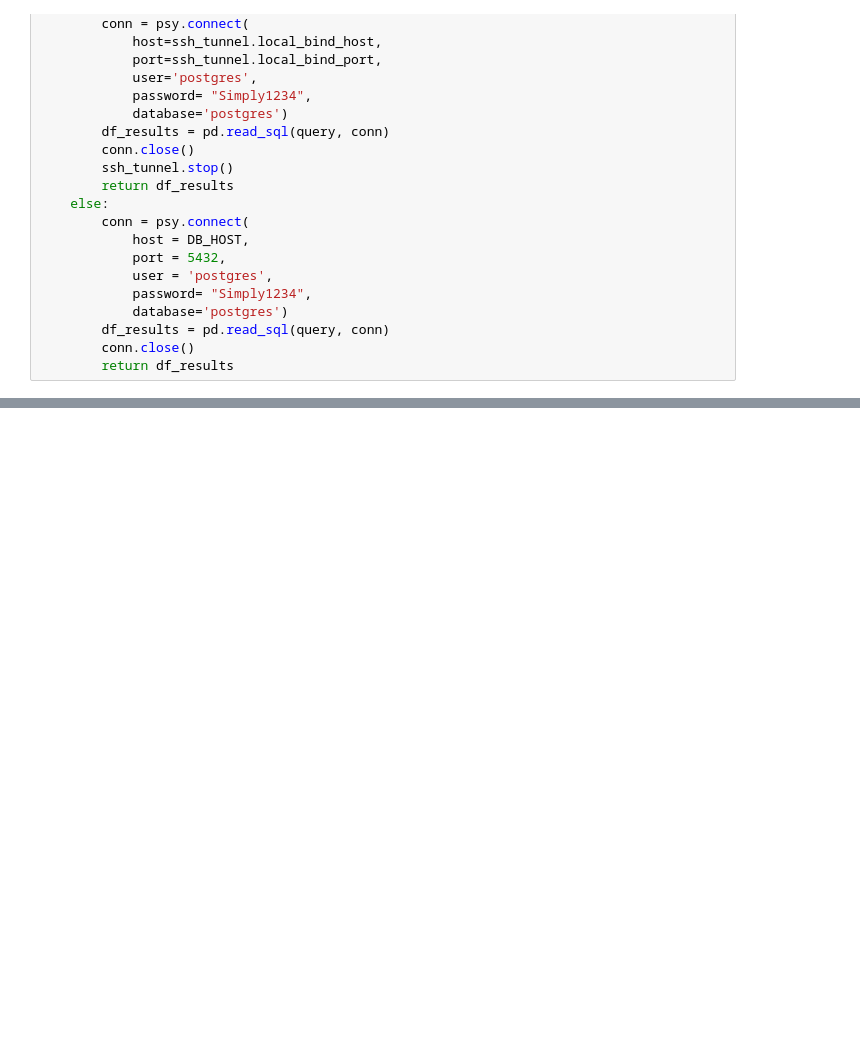
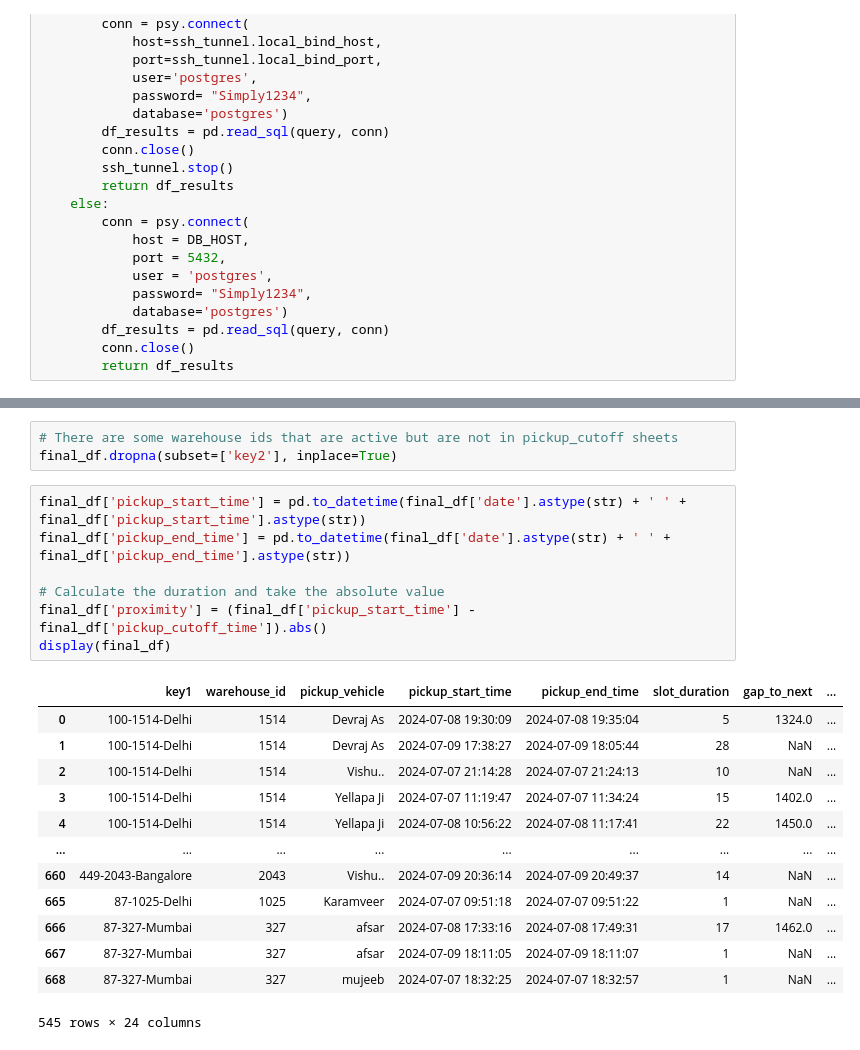
Before and after one commit to akshaygrows/geoboards, a Jupyter notebook: FM Analysis/Pickup Slots.ipynb, the cells around one changed output, grey strips where cells are left out. Saved outputs shown, nothing was run; the diff lists cells and outputs as text; blank space fills up the shorter version.

```diff
--- a/FM Analysis/Pickup Slots.ipynb
+++ b/FM Analysis/Pickup Slots.ipynb
@@ -240,0 +353,24 @@ DataFrame saved to pickup_slots.xlsx
+# %%
+# There are some warehouse ids that are active but are not in pickup_cutoff sheets
+final_df.dropna(subset=['key2'], inplace=True)
+# %%
+final_df['pickup_start_time'] = pd.to_datetime(final_df['date'].astype(str) + ' ' + final_df['pickup_start_time'].astype(str))
+final_df['pickup_end_time'] = pd.to_datetime(final_df['date'].astype(str) + ' ' + final_df['pickup_end_time'].astype(str))
+
+# Calculate the duration and take the absolute value
+final_df['proximity'] = (final_df['pickup_start_time'] - final_df['pickup_cutoff_time']).abs()
+display(final_df)
+# %% [output]
+|  | key1 | warehouse_id | pickup_vehicle | pickup_start_time | pickup_end_time | slot_duration | gap_to_next | ... |
+| 0 | 100-1514-Delhi | 1514 | Devraj As | 2024-07-08 19:30:09 | 2024-07-08 19:35:04 | 5 | 1324.0 | ... |
+| 1 | 100-1514-Delhi | 1514 | Devraj As | 2024-07-09 17:38:27 | 2024-07-09 18:05:44 | 28 | NaN | ... |
+| 2 | 100-1514-Delhi | 1514 | Vishu.. | 2024-07-07 21:14:28 | 2024-07-07 21:24:13 | 10 | NaN | ... |
+| 3 | 100-1514-Delhi | 1514 | Yellapa Ji | 2024-07-07 11:19:47 | 2024-07-07 11:34:24 | 15 | 1402.0 | ... |
+| 4 | 100-1514-Delhi | 1514 | Yellapa Ji | 2024-07-08 10:56:22 | 2024-07-08 11:17:41 | 22 | 1450.0 | ... |
+| ... | ... | ... | ... | ... | ... | ... | ... | ... |
+| 660 | 449-2043-Bangalore | 2043 | Vishu.. | 2024-07-09 20:36:14 | 2024-07-09 20:49:37 | 14 | NaN | ... |
+| 665 | 87-1025-Delhi | 1025 | Karamveer | 2024-07-07 09:51:18 | 2024-07-07 09:51:22 | 1 | NaN | ... |
+| 666 | 87-327-Mumbai | 327 | afsar | 2024-07-08 17:33:16 | 2024-07-08 17:49:31 | 17 | 1462.0 | ... |
+| 667 | 87-327-Mumbai | 327 | afsar | 2024-07-09 18:11:05 | 2024-07-09 18:11:07 | 1 | NaN | ... |
+| 668 | 87-327-Mumbai | 327 | mujeeb | 2024-07-07 18:32:25 | 2024-07-07 18:32:57 | 1 | NaN | ... |
+545 rows × 24 columns
```
Also changed, not shown: parts of 11 cells of this notebook, 5 other files.
